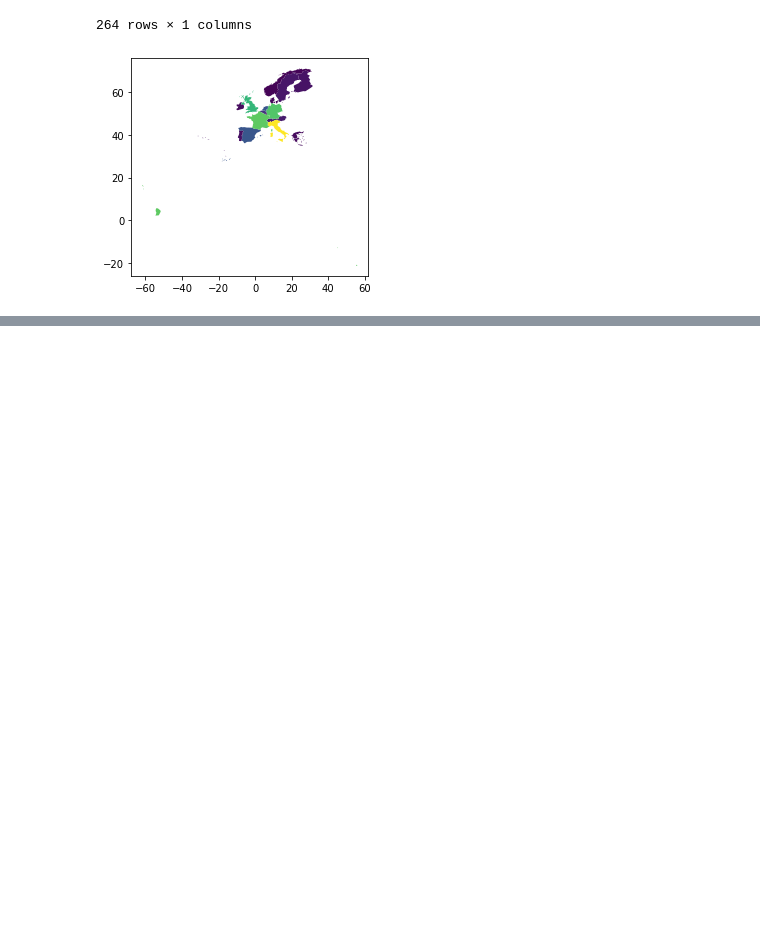
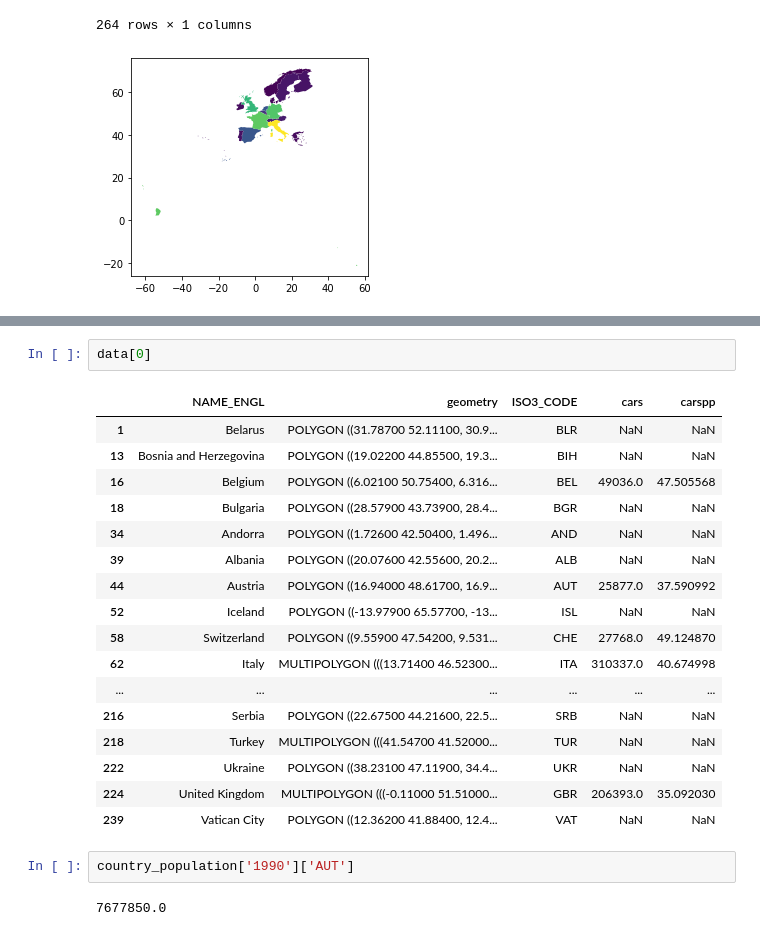
Before and after one commit to tuesd4y/maps, a Jupyter notebook: cars_europe.ipynb, the cells around one changed output, grey strips where cells are left out. Drawn from its saved outputs; the diff is of its cells as text; blank space fills up the shorter version.

```diff
--- a/cars_europe.ipynb
+++ b/cars_europe.ipynb
@@ -177,0 +234,24 @@ IndexError: list index out of range
+# %%
+data[0]
+# %% [output]
+|  | NAME_ENGL | geometry | ISO3_CODE | cars | carspp |
+| 1 | Belarus | POLYGON ((31.78700 52.11100, 30.9... | BLR | NaN | NaN |
+| 13 | Bosnia and Herzegovina | POLYGON ((19.02200 44.85500, 19.3... | BIH | NaN | NaN |
+| 16 | Belgium | POLYGON ((6.02100 50.75400, 6.316... | BEL | 49036.0 | 47.505568 |
+| 18 | Bulgaria | POLYGON ((28.57900 43.73900, 28.4... | BGR | NaN | NaN |
+| 34 | Andorra | POLYGON ((1.72600 42.50400, 1.496... | AND | NaN | NaN |
+| 39 | Albania | POLYGON ((20.07600 42.55600, 20.2... | ALB | NaN | NaN |
+| 44 | Austria | POLYGON ((16.94000 48.61700, 16.9... | AUT | 25877.0 | 37.590992 |
+| 52 | Iceland | POLYGON ((-13.97900 65.57700, -13... | ISL | NaN | NaN |
+| 58 | Switzerland | POLYGON ((9.55900 47.54200, 9.531... | CHE | 27768.0 | 49.124870 |
+| 62 | Italy | MULTIPOLYGON (((13.71400 46.52300... | ITA | 310337.0 | 40.674998 |
+| ... | ... | ... | ... | ... | ... |
+| 216 | Serbia | POLYGON ((22.67500 44.21600, 22.5... | SRB | NaN | NaN |
+| 218 | Turkey | MULTIPOLYGON (((41.54700 41.52000... | TUR | NaN | NaN |
+| 222 | Ukraine | POLYGON ((38.23100 47.11900, 34.4... | UKR | NaN | NaN |
+| 224 | United Kingdom | MULTIPOLYGON (((-0.11000 51.51000... | GBR | 206393.0 | 35.092030 |
+| 239 | Vatican City | POLYGON ((12.36200 41.88400, 12.4... | VAT | NaN | NaN |
+# %%
+country_population['1990']['AUT']
+# %% [output]
+7677850.0
```
Also changed, not shown: parts of 2 cells of this notebook.
